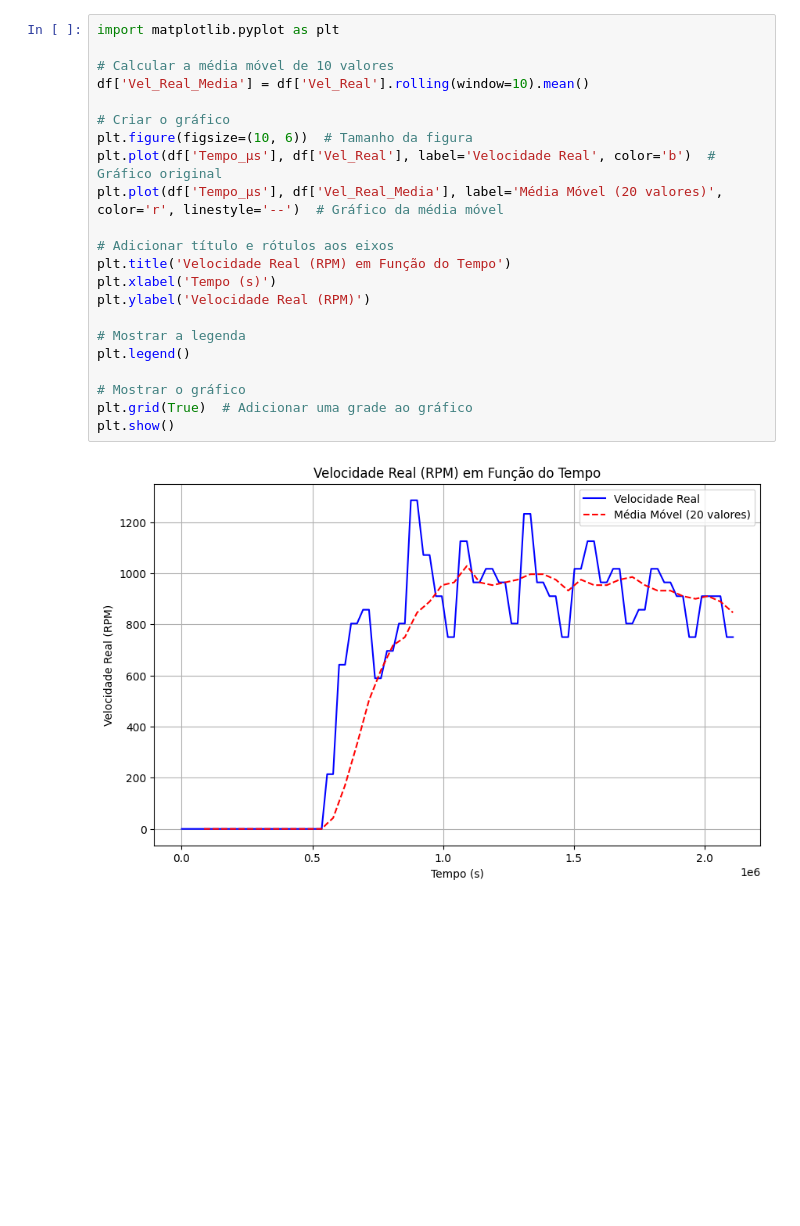
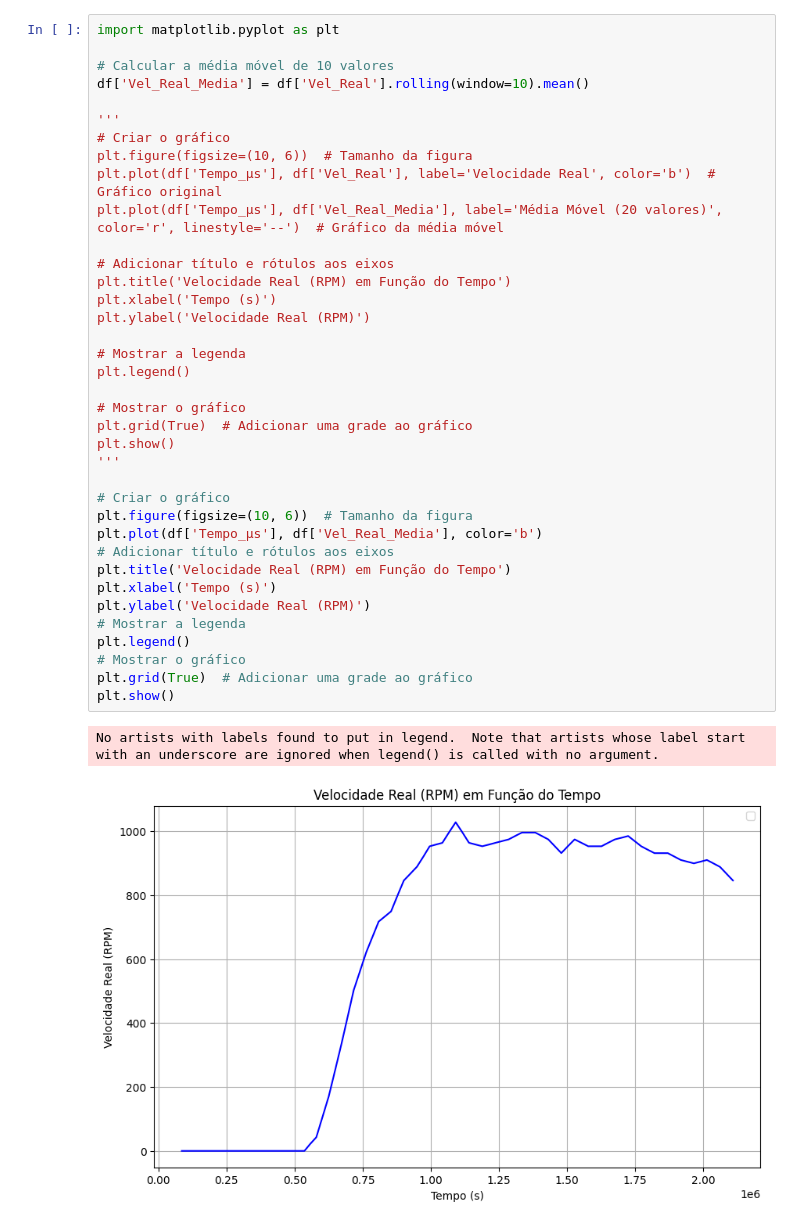
Before and after one commit to sophiawerneck/Lab_Controle, a Jupyter notebook: Trabalho_1/graficos.ipynb, the cells around one changed output. Saved outputs shown, nothing was run; the diff lists cells and outputs as text; blank space fills up the shorter version.

```diff
--- a/Trabalho_1/graficos.ipynb
+++ b/Trabalho_1/graficos.ipynb
@@ -21,27 +14,43 @@ display(df)
 # %%
 import matplotlib.pyplot as plt
 
 # Calcular a média móvel de 10 valores
 df['Vel_Real_Media'] = df['Vel_Real'].rolling(window=10).mean()
 
+'''
 # Criar o gráfico
 plt.figure(figsize=(10, 6))  # Tamanho da figura
 plt.plot(df['Tempo_µs'], df['Vel_Real'], label='Velocidade Real', color='b')  # Gráfico original
 plt.plot(df['Tempo_µs'], df['Vel_Real_Media'], label='Média Móvel (20 valores)', color='r', linestyle='--')  # Gráfico da média móvel
 
 # Adicionar título e rótulos aos eixos
 plt.title('Velocidade Real (RPM) em Função do Tempo')
 plt.xlabel('Tempo (s)')
 plt.ylabel('Velocidade Real (RPM)')
 
 # Mostrar a legenda
 plt.legend()
 
 # Mostrar o gráfico
 plt.grid(True)  # Adicionar uma grade ao gráfico
 plt.show()
+'''
+
+# Criar o gráfico
+plt.figure(figsize=(10, 6))  # Tamanho da figura
+plt.plot(df['Tempo_µs'], df['Vel_Real_Media'], color='b')
+# Adicionar título e rótulos aos eixos
+plt.title('Velocidade Real (RPM) em Função do Tempo')
+plt.xlabel('Tempo (s)')
+plt.ylabel('Velocidade Real (RPM)')
+# Mostrar a legenda
+plt.legend()
+# Mostrar o gráfico
+plt.grid(True)  # Adicionar uma grade ao gráfico
+plt.show()
 # %% [output]
+No artists with labels found to put in legend.  Note that artists whose label start with an underscore are ignored when legend() is called with no argument.
-[figure, old version]
+[figure, new version]
 # %%
 df['Vel_Real'] = df['Vel_Real_Media']
 df = df[df['Vel_Real'].notna()]
```
Also changed, not shown: parts of 5 cells of this notebook.
